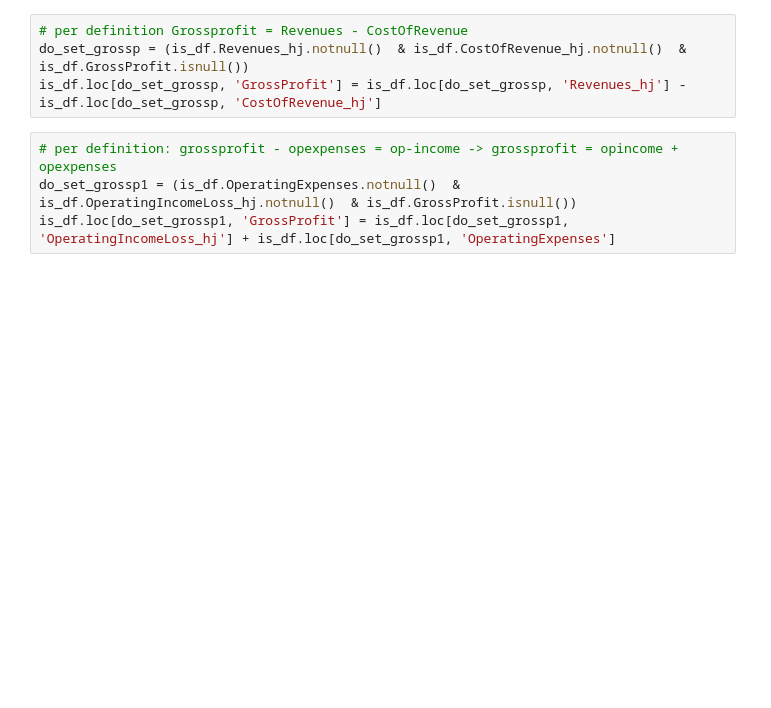
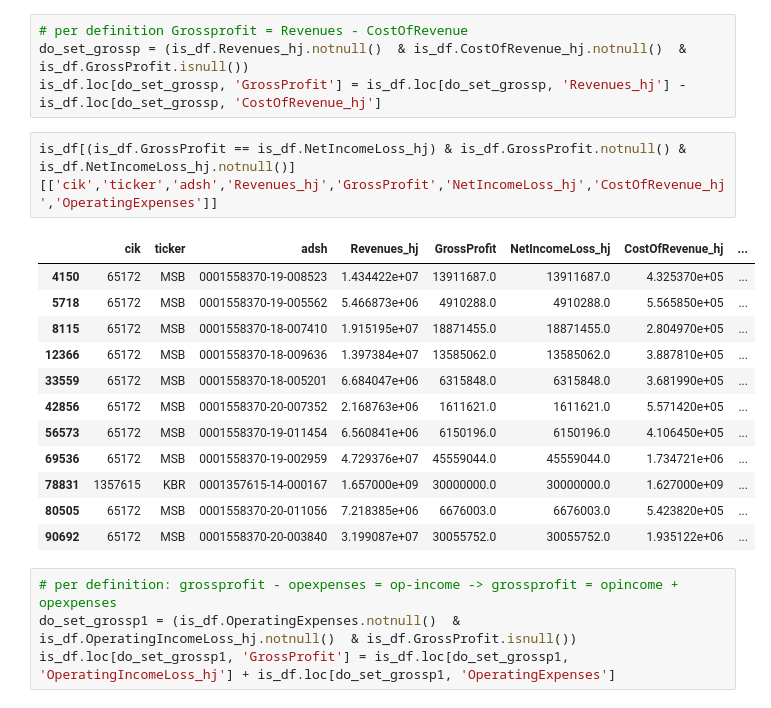
Before and after one commit to HansjoergW/bfh_mt_hs2020_sec_data, a Jupyter notebook: 05_CompleteAndCombine.ipynb, the cells around one changed output. Saved outputs shown, nothing was run; the diff lists cells and outputs as text; blank space fills up the shorter version.

```diff
--- a/05_CompleteAndCombine.ipynb
+++ b/05_CompleteAndCombine.ipynb
@@ -213,6 +218,21 @@ is there just one report per ADSH:  True
 # per definition Grossprofit = Revenues - CostOfRevenue
 do_set_grossp = (is_df.Revenues_hj.notnull()  & is_df.CostOfRevenue_hj.notnull()  & is_df.GrossProfit.isnull())
 is_df.loc[do_set_grossp, 'GrossProfit'] = is_df.loc[do_set_grossp, 'Revenues_hj'] - is_df.loc[do_set_grossp, 'CostOfRevenue_hj']
+# %%
+is_df[(is_df.GrossProfit == is_df.NetIncomeLoss_hj) & is_df.GrossProfit.notnull() & is_df.NetIncomeLoss_hj.notnull()][['cik','ticker','adsh','Revenues_hj','GrossProfit','NetIncomeLoss_hj','CostOfRevenue_hj','OperatingExpenses']]
+# %% [output]
+|  | cik | ticker | adsh | Revenues_hj | GrossProfit | NetIncomeLoss_hj | CostOfRevenue_hj | ... |
+| 4150 | 65172 | MSB | 0001558370-19-008523 | 1.434422e+07 | 13911687.0 | 13911687.0 | 4.325370e+05 | ... |
+| 5718 | 65172 | MSB | 0001558370-19-005562 | 5.466873e+06 | 4910288.0 | 4910288.0 | 5.565850e+05 | ... |
+| 8115 | 65172 | MSB | 0001558370-18-007410 | 1.915195e+07 | 18871455.0 | 18871455.0 | 2.804970e+05 | ... |
+| 12366 | 65172 | MSB | 0001558370-18-009636 | 1.397384e+07 | 13585062.0 | 13585062.0 | 3.887810e+05 | ... |
+| 33559 | 65172 | MSB | 0001558370-18-005201 | 6.684047e+06 | 6315848.0 | 6315848.0 | 3.681990e+05 | ... |
+| 42856 | 65172 | MSB | 0001558370-20-007352 | 2.168763e+06 | 1611621.0 | 1611621.0 | 5.571420e+05 | ... |
+| 56573 | 65172 | MSB | 0001558370-19-011454 | 6.560841e+06 | 6150196.0 | 6150196.0 | 4.106450e+05 | ... |
+| 69536 | 65172 | MSB | 0001558370-19-002959 | 4.729376e+07 | 45559044.0 | 45559044.0 | 1.734721e+06 | ... |
+| 78831 | 1357615 | KBR | 0001357615-14-000167 | 1.657000e+09 | 30000000.0 | 30000000.0 | 1.627000e+09 | ... |
+| 80505 | 65172 | MSB | 0001558370-20-011056 | 7.218385e+06 | 6676003.0 | 6676003.0 | 5.423820e+05 | ... |
+| 90692 | 65172 | MSB | 0001558370-20-003840 | 3.199087e+07 | 30055752.0 | 30055752.0 | 1.935122e+06 | ... |
 # %%
 # per definition: grossprofit - opexpenses = op-income -> grossprofit = opincome + opexpenses
 do_set_grossp1 = (is_df.OperatingExpenses.notnull()  & is_df.OperatingIncomeLoss_hj.notnull()  & is_df.GrossProfit.isnull())
```
Also changed, not shown: parts of 14 cells of this notebook.
